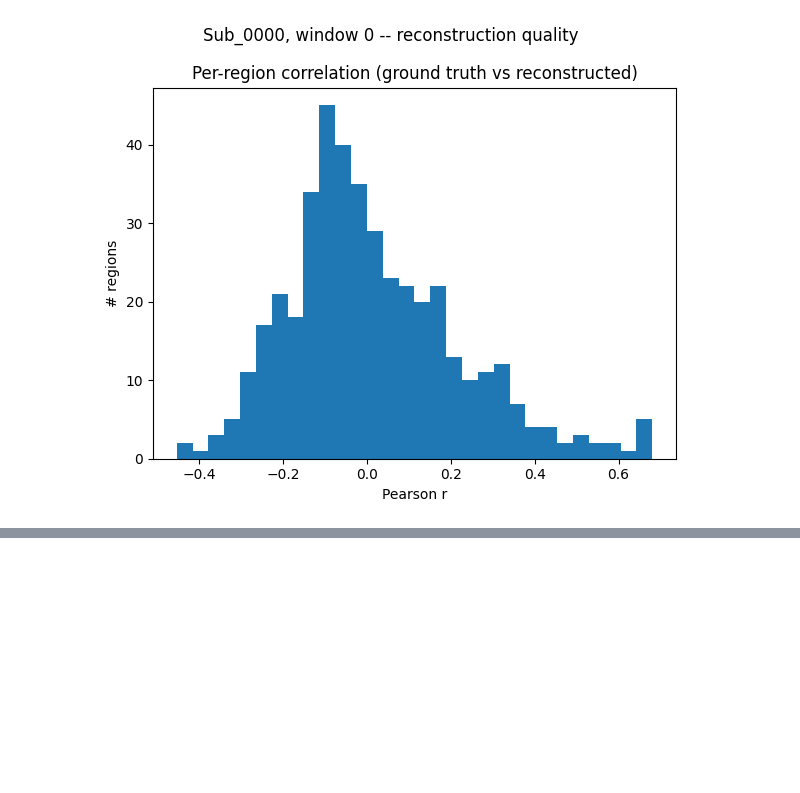
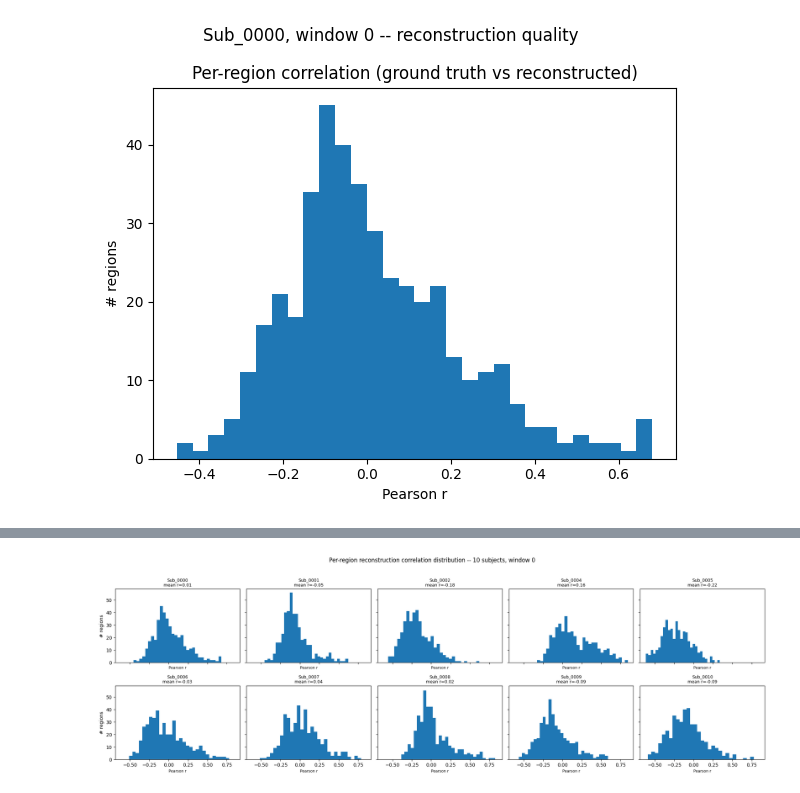
Before and after one commit to fedemoss/brainlm-attention, a Jupyter notebook: validation/reconstruction_validation.ipynb, the cells around one changed output, grey strips where cells are left out. Drawn from its saved outputs; the diff is of its cells as text; code cells hidden in the pictures; blank space fills up the shorter version.

```diff
--- a/validation/reconstruction_validation.ipynb
+++ b/validation/reconstruction_validation.ipynb
@@ -265,0 +325,29 @@ plt.show()
+# %%
+n_cols = 5
+n_rows = int(np.ceil(N_SUBJECTS_MULTI / n_cols))
+fig, axes = plt.subplots(n_rows, n_cols, figsize=(4 * n_cols, 3.2 * n_rows), sharex=True, sharey=True)
+axes = axes.ravel()
+
+for ax, (sub_id_m, region_corr_m) in zip(axes, subject_region_corrs.items()):
+    ax.hist(region_corr_m, bins=30, color="tab:blue")
+    ax.set_title(f"{sub_id_m}\nmean r={np.nanmean(region_corr_m):.2f}", fontsize=9)
+    ax.set_xlabel("Pearson r", fontsize=8)
+
+for ax in axes[:len(subject_region_corrs):n_cols]:
+    ax.set_ylabel("# regions")
+for ax in axes[len(subject_region_corrs):]:
+    ax.axis("off")
+
+fig.suptitle(
+    f"Per-region reconstruction correlation distribution -- "
+    f"{len(subject_region_corrs)} subjects, window {WINDOW_INDEX}",
+    y=1.02,
+)
+fig.tight_layout()
+fig.savefig(
+    os.path.join(FIGURES_DIR, f"multi_subject_w{WINDOW_INDEX}_region_corr_distributions.png"),
+    dpi=130, bbox_inches="tight",
+)
+plt.show()
+# %% [output]
+[figure, added]
```
Also changed, not shown: parts of 2 cells of this notebook, 18 other files.
